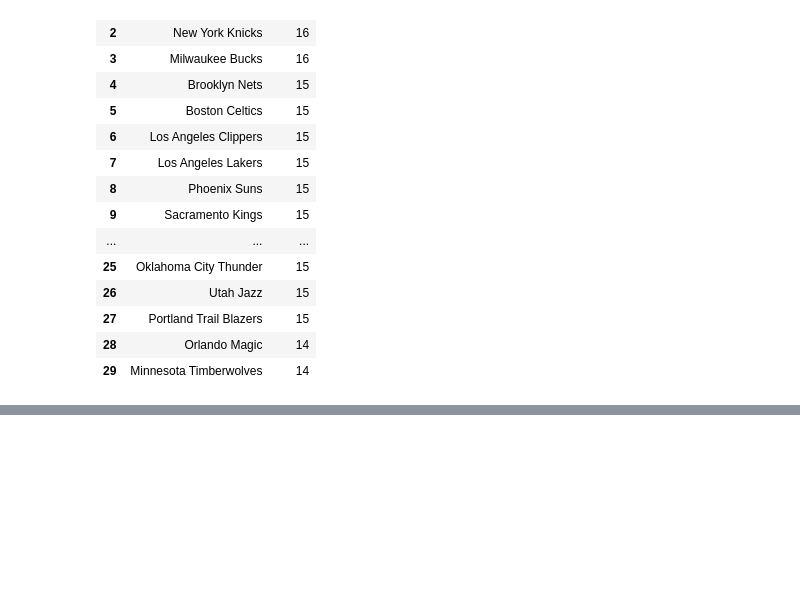
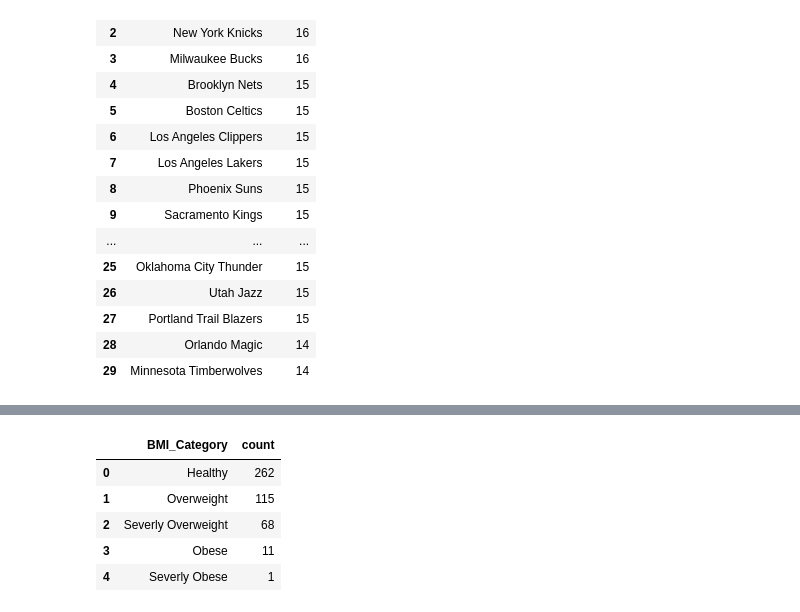
Before and after one commit to amityadav757330/DS-ML-AI, a Jupyter notebook: DS_ML_AI_Batch_1.ipynb, the cells around one changed output, grey strips where cells are left out. Drawn from its saved outputs; the diff is of its cells as text; code cells hidden in the pictures; blank space fills up the shorter version.

```diff
--- a/DS_ML_AI_Batch_1.ipynb
+++ b/DS_ML_AI_Batch_1.ipynb
@@ -2362,0 +2404,50 @@ df['Team'].value_counts().reset_index()
+# %%
+# Creating a New Column
+df['Weight(Kgs)'] = df['Weight(lbs)'] * 0.45359237
+# %%
+df['Height(Mts)'] = df['Height(ft)'] / 3.28084
+# %%
+# Calculate BMI of the players
+df['BMI'] = df['Weight(Kgs)'] / (df['Height(Mts)'] ** 2)
+# %%
+'''
+Create a new columns with the name "BMI Evaluation".
+Assign the BMI status based on the following condition,
+BMI <= 18.4 - "Underweight"
+BMI <= 24.9 - "Healthy"
+BMI <= 29.9 - "Over Weight"
+BMI <= 34.9 - "Severly Over Weight"
+BMI <= 39.9 - "Obese"
+BMI > 39.9 - "Severly Obese"
+'''
+# Create a empty list to store categories
+BMI_Category = []
+
+# Loop through BMI values
+for bmi in df['BMI']:
+  if bmi <= 18.4:
+    BMI_Category.append("Underweight")
+  elif bmi <= 24.9:
+    BMI_Category.append("Healthy")
+  elif bmi <= 29.9:
+    BMI_Category.append("Overweight")
+  elif bmi <= 34.9:
+    BMI_Category.append("Severly Overweight")
+  elif bmi <= 39.9:
+    BMI_Category.append("Obese")
+  else:
+    BMI_Category.append("Severly Obese")
+
+
+df['BMI_Category'] = BMI_Category
+# %%
+# @title Q11
+# Check the count of different categories in BMI Category
+df['BMI_Category'].value_counts().reset_index()
+# %% [output]
+|  | BMI_Category | count |
+| 0 | Healthy | 262 |
+| 1 | Overweight | 115 |
+| 2 | Severly Overweight | 68 |
+| 3 | Obese | 11 |
+| 4 | Severly Obese | 1 |
```
Also changed, not shown: parts of 7 cells of this notebook.
